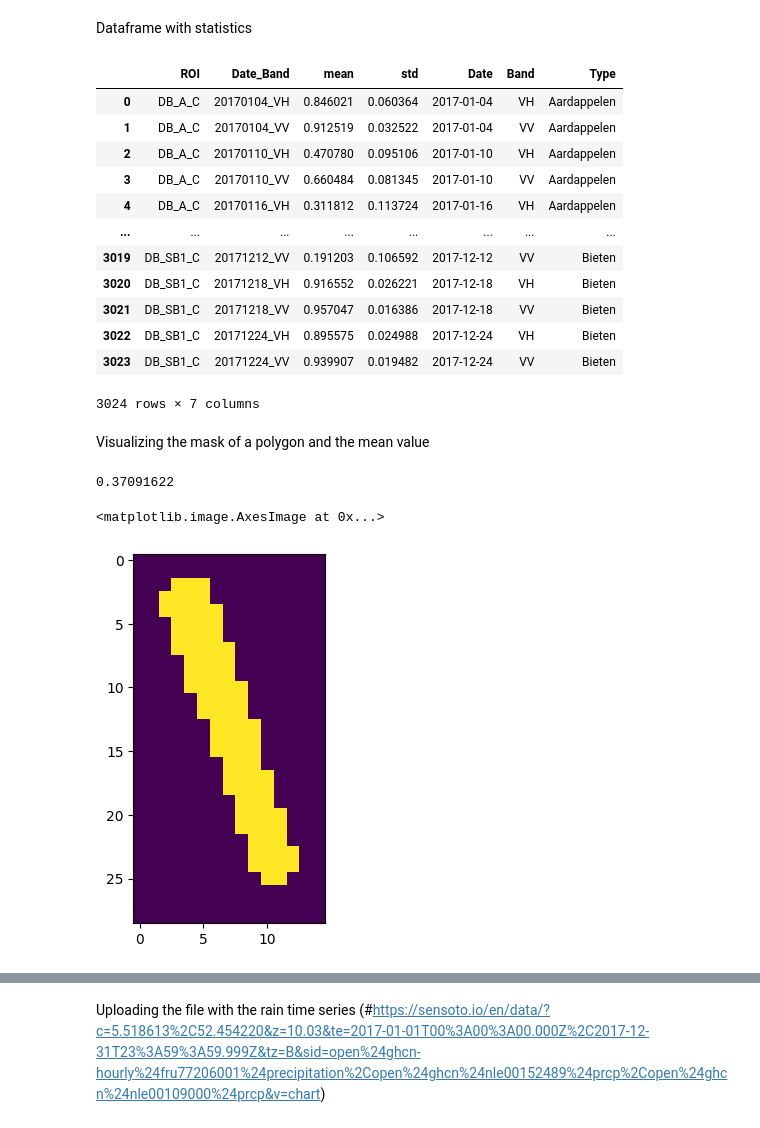
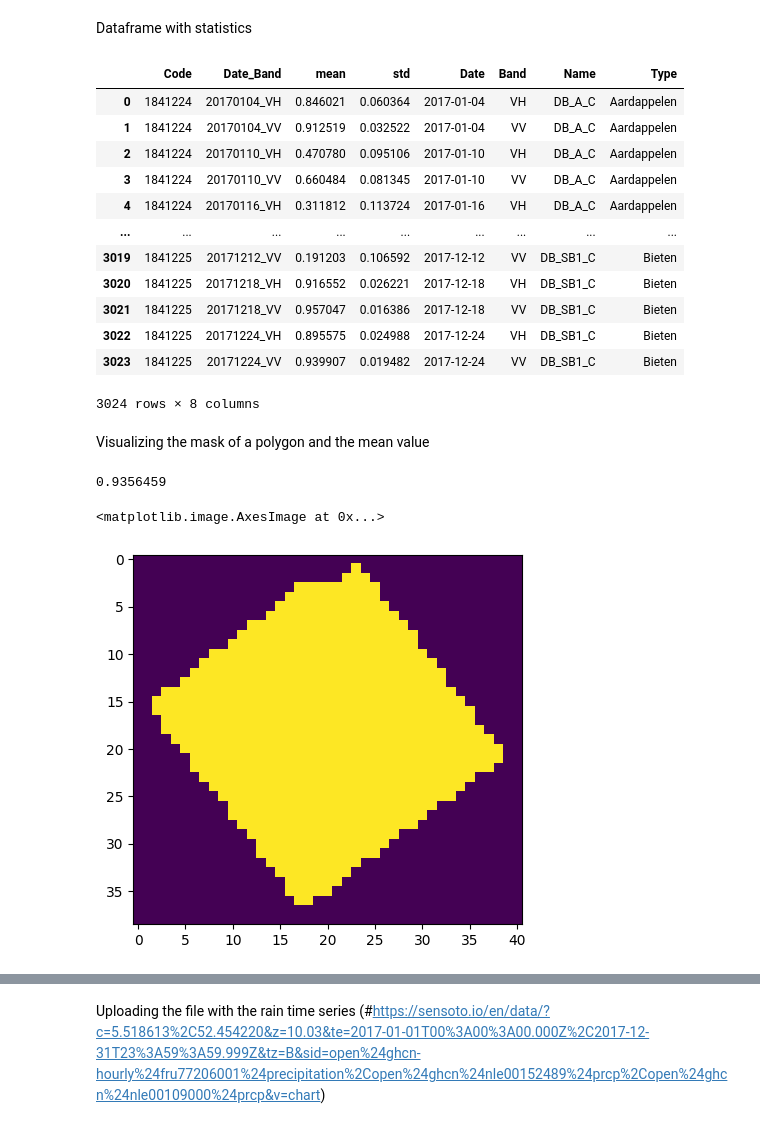
Before and after one commit to cFr4nk/Tesi_SAR_Analysis, a Jupyter notebook: Read_Cohe.ipynb, the cells around one changed output, grey strips where cells are left out. Drawn from its saved outputs; the diff is of its cells as text; code cells hidden in the pictures.

Commit message:
Changed nomenclature: now with QGIS ' OBJECTID'

```diff
--- a/Read_Cohe.ipynb
+++ b/Read_Cohe.ipynb
@@ -40,26 +40,37 @@ hdrs = list(sentinel_path.glob('*06days*.hdr'))
 # %% [markdown]
 Estraggo i poligoni dei campi
 # %%
-mypoly = { }
-
+mypoly = {}
 
 for file in shapes:
+    file_stem = Path(file).stem
 
-    file_stem = Path(file).stem
-    poly = Functions.open_shp(file)
+    # 1. Load and Transform in one go
+    # This now returns a list of dicts: [{'objectid': 1, 'coords': [...]}, ...]
+    poly_data_list = Functions.open_shp_with_geopandas(file)
 
-    if poly is not None:
+    if poly_data_list is not None:
 
-        poly_utm_list = Functions.cambio_coord(poly)
+        for feature in poly_data_list:
+            obj_id = feature['objectid']
+            utm_coords = feature['coords']
+            tipo = feature['Type']
 
-        mypoly[file_stem] = {
-            'coord': poly_utm_list, # Salva la lista di pezzi
-            'path': [pth.Path(p) for p in poly_utm_list] # Lista di oggetti Path
-        }
+            # 3. Create Path objects for each part of the geometry
+            # (Handling MultiPolygons by creating a list of Paths)
+            paths = [mpth.Path(p) for p in utm_coords]
+
+            mypoly[obj_id] = {
+                'Name': file_stem,
+                'id': obj_id,
+                'coord': utm_coords,
+                'path': paths,
+                'Type': tipo
+            }
+
+            print(f"Successfully processed {file_stem} - {obj_id}.")
     else:
-        print(f"Salto il file {file} perché non è valido.")
+        print(f"Skipping file {file} because it is invalid or empty.")
 
-    #print(f"Il poligono ha {len(mypoly[file_stem]['coord'])} pezzi.")
-
-print(len(mypoly.keys()))
+print(f"Total files processed: {len(mypoly.keys())}")
 # %% [output]
@@ -202,7 +236,7 @@ Dataframe with statistics
 rows = []
 for roi, dates_dict in poly_stats.items():
     for date_band, stats in dates_dict.items():
-        row = {'ROI': roi, 'Date_Band': date_band}
+        row = {'Code': roi, 'Date_Band': date_band}
         row.update(stats) # Aggiunge 'mean', 'std', ecc. come colonne
         rows.append(row)
 
@@ -210,31 +244,32 @@ df_stats = pd.DataFrame(rows)
 
 df_stats[['Date', 'Band']] = df_stats['Date_Band'].str.split('_', expand=True)
 df_stats['Date'] = pd.to_datetime(df_stats['Date'])
-df_stats = df_stats.merge(Nme_types, on='ROI', how='left')
+df_stats = df_stats.merge(Nme_types[['Code','Name', 'Type']], on='Code', how='left')
+
 display(df_stats)
 # %% [output]
-|  | ROI | Date_Band | mean | std | Date | Band | Type |
-| 0 | DB_A_C | 20170104_VH | 0.846021 | 0.060364 | 2017-01-04 | VH | Aardappelen |
-| 1 | DB_A_C | 20170104_VV | 0.912519 | 0.032522 | 2017-01-04 | VV | Aardappelen |
-| 2 | DB_A_C | 20170110_VH | 0.470780 | 0.095106 | 2017-01-10 | VH | Aardappelen |
-| 3 | DB_A_C | 20170110_VV | 0.660484 | 0.081345 | 2017-01-10 | VV | Aardappelen |
-| 4 | DB_A_C | 20170116_VH | 0.311812 | 0.113724 | 2017-01-16 | VH | Aardappelen |
-| ... | ... | ... | ... | ... | ... | ... | ... |
-| 3019 | DB_SB1_C | 20171212_VV | 0.191203 | 0.106592 | 2017-12-12 | VV | Bieten |
-| 3020 | DB_SB1_C | 20171218_VH | 0.916552 | 0.026221 | 2017-12-18 | VH | Bieten |
-| 3021 | DB_SB1_C | 20171218_VV | 0.957047 | 0.016386 | 2017-12-18 | VV | Bieten |
-| 3022 | DB_SB1_C | 20171224_VH | 0.895575 | 0.024988 | 2017-12-24 | VH | Bieten |
-| 3023 | DB_SB1_C | 20171224_VV | 0.939907 | 0.019482 | 2017-12-24 | VV | Bieten |
+|  | Code | Date_Band | mean | std | Date | Band | Name | Type |
+| 0 | 1841224 | 20170104_VH | 0.846021 | 0.060364 | 2017-01-04 | VH | DB_A_C | Aardappelen |
+| 1 | 1841224 | 20170104_VV | 0.912519 | 0.032522 | 2017-01-04 | VV | DB_A_C | Aardappelen |
+| 2 | 1841224 | 20170110_VH | 0.470780 | 0.095106 | 2017-01-10 | VH | DB_A_C | Aardappelen |
+| 3 | 1841224 | 20170110_VV | 0.660484 | 0.081345 | 2017-01-10 | VV | DB_A_C | Aardappelen |
+| 4 | 1841224 | 20170116_VH | 0.311812 | 0.113724 | 2017-01-16 | VH | DB_A_C | Aardappelen |
+| ... | ... | ... | ... | ... | ... | ... | ... | ... |
+| 3019 | 1841225 | 20171212_VV | 0.191203 | 0.106592 | 2017-12-12 | VV | DB_SB1_C | Bieten |
+| 3020 | 1841225 | 20171218_VH | 0.916552 | 0.026221 | 2017-12-18 | VH | DB_SB1_C | Bieten |
+| 3021 | 1841225 | 20171218_VV | 0.957047 | 0.016386 | 2017-12-18 | VV | DB_SB1_C | Bieten |
+| 3022 | 1841225 | 20171224_VH | 0.895575 | 0.024988 | 2017-12-24 | VH | DB_SB1_C | Bieten |
+| 3023 | 1841225 | 20171224_VV | 0.939907 | 0.019482 | 2017-12-24 | VV | DB_SB1_C | Bieten |
-3024 rows × 7 columns
+3024 rows × 8 columns
 # %% [markdown]
 Visualizing the mask of a polygon and the mean value
 # %%
-print(poly_stats['KL_MA_1_C']['20170305_VV']['mean'])
-plt.imshow(mypoly['KL_MA_1_C']['mask_sub'])
+print(poly_stats[1936133]['20170305_VV']['mean'])
+plt.imshow(mypoly[1936133]['mask_sub'])
 # %% [output]
-0.37091622
+0.9356459
 <matplotlib.image.AxesImage at 0x...>
-[figure, old version]
+[figure, new version]
 # %%
 full_mask = np.zeros((len(Y_geo), len(X_geo)), dtype=bool)
 print(full_mask.shape)
```
Also changed, not shown: parts of 9 cells of this notebook, 4 other files.
